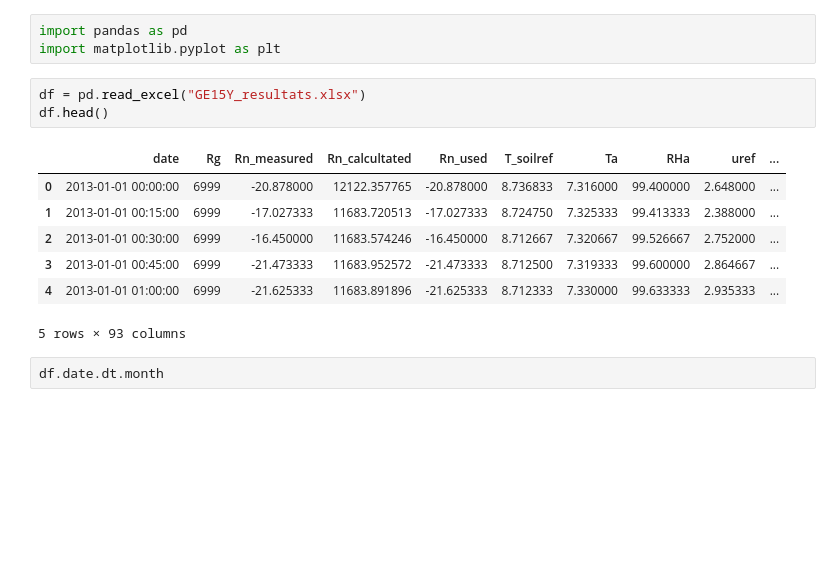
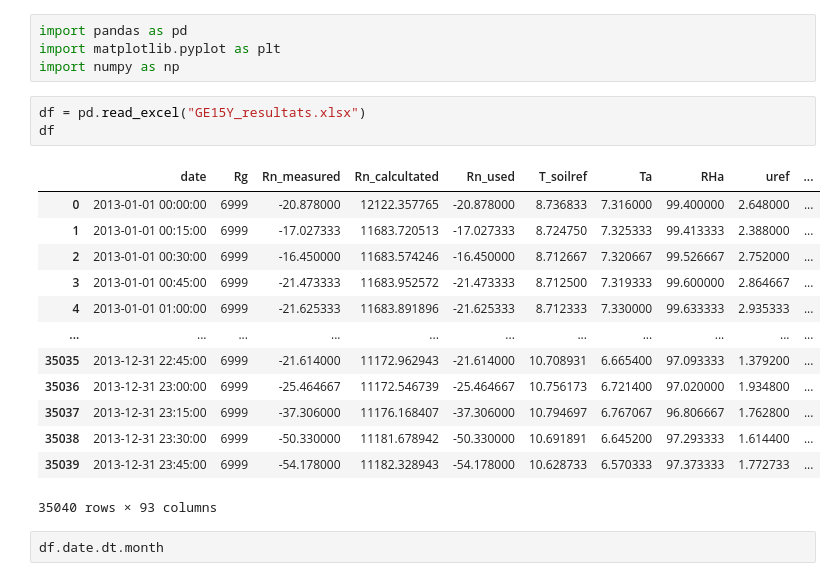
Before and after one commit to myothiha/tata, a Jupyter notebook: GE15Y_resultats/GE15Y_resultats.ipynb, the cells around one changed output. Cells and saved outputs as stored; diff of their text form; blank space fills up the shorter version.

```diff
--- a/GE15Y_resultats/GE15Y_resultats.ipynb
+++ b/GE15Y_resultats/GE15Y_resultats.ipynb
@@ -1,17 +1,24 @@
 # %%
 import pandas as pd
 import matplotlib.pyplot as plt
+import numpy as np
 # %%
 df = pd.read_excel("GE15Y_resultats.xlsx")
-df.head()
+df
 # %% [output]
 |  | date | Rg | Rn_measured | Rn_calcultated | Rn_used | T_soilref | Ta | RHa | uref | ... |
 | 0 | 2013-01-01 00:00:00 | 6999 | -20.878000 | 12122.357765 | -20.878000 | 8.736833 | 7.316000 | 99.400000 | 2.648000 | ... |
 | 1 | 2013-01-01 00:15:00 | 6999 | -17.027333 | 11683.720513 | -17.027333 | 8.724750 | 7.325333 | 99.413333 | 2.388000 | ... |
 | 2 | 2013-01-01 00:30:00 | 6999 | -16.450000 | 11683.574246 | -16.450000 | 8.712667 | 7.320667 | 99.526667 | 2.752000 | ... |
 | 3 | 2013-01-01 00:45:00 | 6999 | -21.473333 | 11683.952572 | -21.473333 | 8.712500 | 7.319333 | 99.600000 | 2.864667 | ... |
 | 4 | 2013-01-01 01:00:00 | 6999 | -21.625333 | 11683.891896 | -21.625333 | 8.712333 | 7.330000 | 99.633333 | 2.935333 | ... |
+| ... | ... | ... | ... | ... | ... | ... | ... | ... | ... | ... |
+| 35035 | 2013-12-31 22:45:00 | 6999 | -21.614000 | 11172.962943 | -21.614000 | 10.708931 | 6.665400 | 97.093333 | 1.379200 | ... |
+| 35036 | 2013-12-31 23:00:00 | 6999 | -25.464667 | 11172.546739 | -25.464667 | 10.756173 | 6.721400 | 97.020000 | 1.934800 | ... |
+| 35037 | 2013-12-31 23:15:00 | 6999 | -37.306000 | 11176.168407 | -37.306000 | 10.794697 | 6.767067 | 96.806667 | 1.762800 | ... |
+| 35038 | 2013-12-31 23:30:00 | 6999 | -50.330000 | 11181.678942 | -50.330000 | 10.691891 | 6.645200 | 97.293333 | 1.614400 | ... |
+| 35039 | 2013-12-31 23:45:00 | 6999 | -54.178000 | 11182.328943 | -54.178000 | 10.628733 | 6.570333 | 97.373333 | 1.772733 | ... |
-5 rows × 93 columns
+35040 rows × 93 columns
 # %%
 df.date.dt.month
 # %% [output]
```
Also changed, not shown: parts of 2 cells of this notebook, 6 other files.
